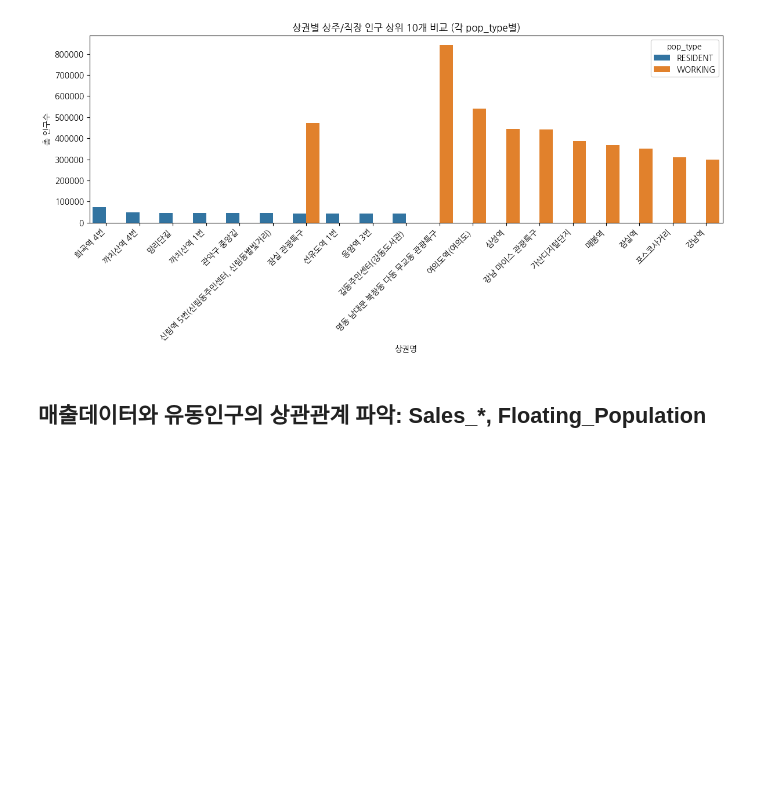
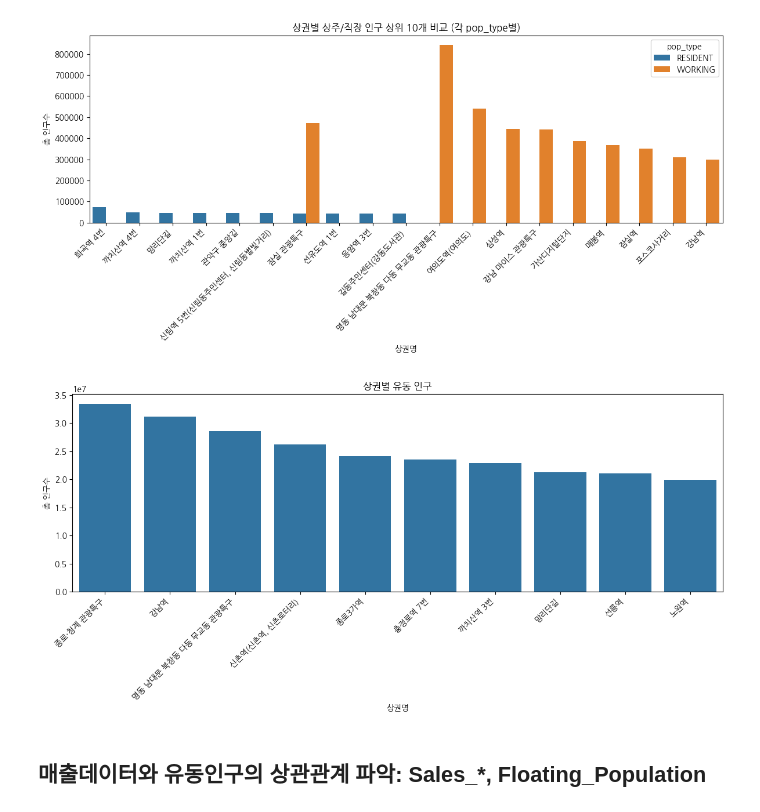
Before and after one commit to hyoinYang/eda-repo-4, a Jupyter notebook: src/eda/local_population_and_commercial_area_.ipynb, the cells around one changed output. Drawn from its saved outputs; the diff is of its cells as text; code cells hidden in the pictures; blank space fills up the shorter version.

```diff
--- a/src/eda/local_population_and_commercial_area_.ipynb
+++ b/src/eda/local_population_and_commercial_area_.ipynb
@@ -200,6 +244,31 @@ plt.tight_layout()
 plt.show()
 # %% [output]
 [figure]
+# %%
+import seaborn as sns
+import matplotlib.pyplot as plt
+import pandas as pd
+
+# pop_type별 상위 10개씩 추출
+top10_each = (
+    df_float_pop.nlargest(10, "total_pop")
+)
+
+plt.figure(figsize=(12, 6))
+sns.barplot(
+    data=top10_each,
+    x='name',
+    y='total_pop'
+)
+
+plt.title('상권별 유동 인구')
+plt.xlabel('상권명')
+plt.ylabel('총 인구수')
+plt.xticks(rotation=45, ha='right')
+plt.tight_layout()
+plt.show()
+# %% [output]
+[figure, added]
 # %% [markdown]
 ## 매출데이터와 유동인구의 상관관계 파악: Sales_*, Floating_Population
 # %%
```
Also changed, not shown: parts of 6 cells of this notebook.
